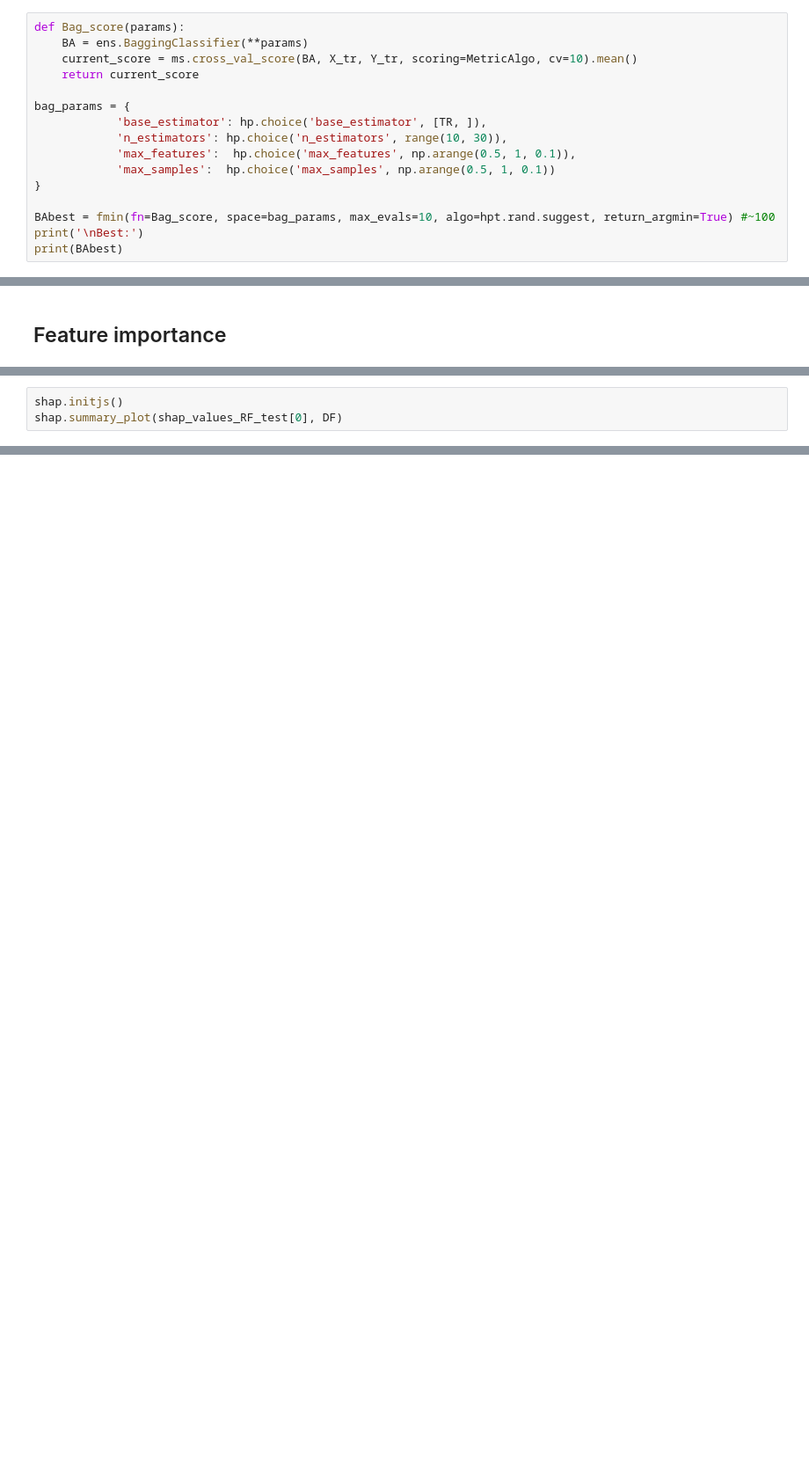
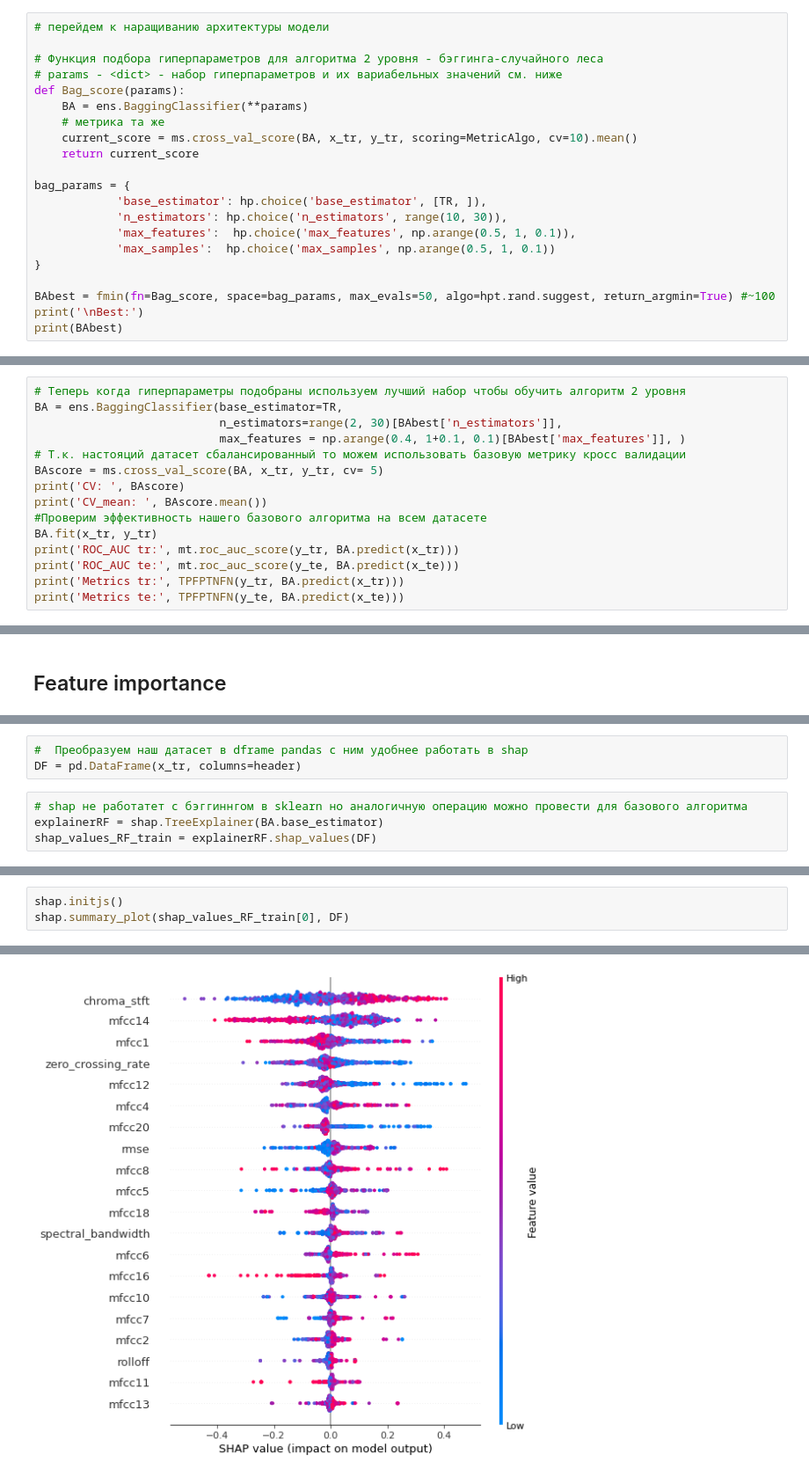
Before and after one commit to Rungalad/AudioAnalisys, a Jupyter notebook: Files_for_validation/ValidAudioClassifSber.ipynb, the cells around one changed output, grey strips where cells are left out. Shown at 88% size. Drawn from its saved outputs; the diff is of its cells as text; blank space fills up the shorter version.

```diff
--- a/Files_for_validation/ValidAudioClassifSber.ipynb
+++ b/Files_for_validation/ValidAudioClassifSber.ipynb
@@ -134,7 +213,12 @@ ROCAUCte: 0.5620497534446588
 # %%
+# перейдем к наращиванию архитектуры модели
+
+# Функция подбора гиперпараметров для алгоритма 2 уровня - бэггинга-случайного леса
+# params - <dict> - набор гиперпараметров и их вариабельных значений см. ниже
 def Bag_score(params):
     BA = ens.BaggingClassifier(**params)
-    current_score = ms.cross_val_score(BA, X_tr, Y_tr, scoring=MetricAlgo, cv=10).mean()
+    # метрика та же
+    current_score = ms.cross_val_score(BA, x_tr, y_tr, scoring=MetricAlgo, cv=10).mean()
     return current_score
 
 bag_params = {
@@ -144,7 +228,7 @@ bag_params = {
             'max_samples':  hp.choice('max_samples', np.arange(0.5, 1, 0.1))
 }
 
-BAbest = fmin(fn=Bag_score, space=bag_params, max_evals=10, algo=hpt.rand.suggest, return_argmin=True) #~100
+BAbest = fmin(fn=Bag_score, space=bag_params, max_evals=50, algo=hpt.rand.suggest, return_argmin=True) #~100
 print('\nBest:')
 print(BAbest)
 # %% [output]
@@ -183,0 +237,15 @@ ROCAUCte: 0.5031416389654131
+# %%
+# Теперь когда гиперпараметры подобраны используем лучший набор чтобы обучить алгоритм 2 уровня
+BA = ens.BaggingClassifier(base_estimator=TR,
+                           n_estimators=range(2, 30)[BAbest['n_estimators']],
+                           max_features = np.arange(0.4, 1+0.1, 0.1)[BAbest['max_features']], )
+# Т.к. настояций датасет сбалансированный то можем использовать базовую метрику кросс валидации
+BAscore = ms.cross_val_score(BA, x_tr, y_tr, cv= 5)
+print('CV: ', BAscore)
+print('CV_mean: ', BAscore.mean())
+#Проверим эффективность нашего базового алгоритма на всем датасете
+BA.fit(x_tr, y_tr)
+print('ROC_AUC tr:', mt.roc_auc_score(y_tr, BA.predict(x_tr)))
+print('ROC_AUC te:', mt.roc_auc_score(y_te, BA.predict(x_te)))
+print('Metrics tr:', TPFPTNFN(y_tr, BA.predict(x_tr)))
+print('Metrics te:', TPFPTNFN(y_te, BA.predict(x_te)))
@@ -193,0 +270,7 @@ shap_values_RF_train = explainerRF.shap_values(DF)
+# %%
+#  Преобразуем наш датасет в dframe pandas с ним удобнее работать в shap
+DF = pd.DataFrame(x_tr, columns=header)
+# %%
+# shap не работатет с бэггиннгом в sklearn но аналогичную операцию можно провести для базового алгоритма
+explainerRF = shap.TreeExplainer(BA.base_estimator)
+shap_values_RF_train = explainerRF.shap_values(DF)
@@ -194,3 +279,4 @@ shap_values_RF_train = explainerRF.shap_values(DF)
 # %%
 shap.initjs()
-shap.summary_plot(shap_values_RF_test[0], DF)
+shap.summary_plot(shap_values_RF_train[0], DF)
+# %% [output]
@@ -196,0 +284 @@ shap.summary_plot(shap_values_RF_test[0], DF)
+[figure, added]
```
Also changed, not shown: parts of 29 cells of this notebook, 2 other files.
